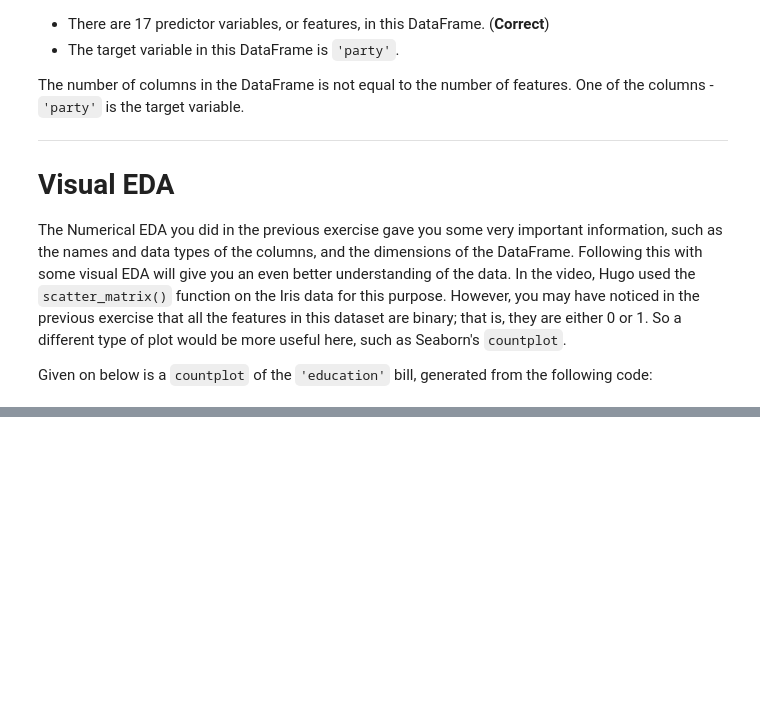
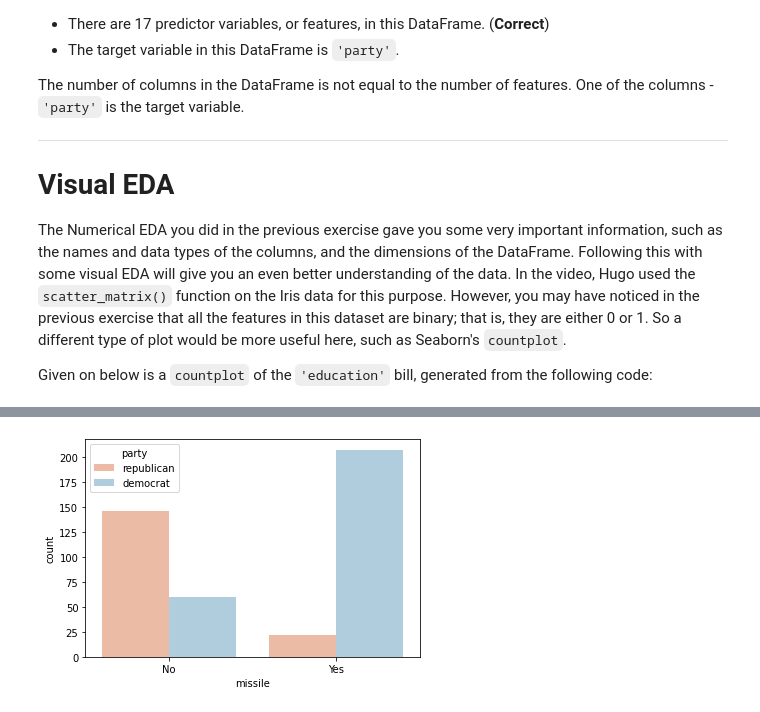
Before and after one commit to JitendraAlim/Data-Science-Toolkit, a Jupyter notebook: Python/Supervised Learning with scikit-learn/Supervised Learning with scikit-learn.ipynb, the cells around one changed output, grey strips where cells are left out. Drawn from its saved outputs; the diff is of its cells as text; code cells hidden in the pictures; blank space fills up the shorter version.

```diff
--- a/Python/Supervised Learning with scikit-learn/Supervised Learning with scikit-learn.ipynb
+++ b/Python/Supervised Learning with scikit-learn/Supervised Learning with scikit-learn.ipynb
@@ -67,0 +81,7 @@ SyntaxError: ignored
+# %%
+plt.figure()
+sns.countplot(x='missile', hue='party', data=df, palette='RdBu')
+plt.xticks([0,1], ['No', 'Yes'])
+plt.show()
+# %% [output]
+[figure, added]
```
Also changed, not shown: parts of 16 cells of this notebook.
